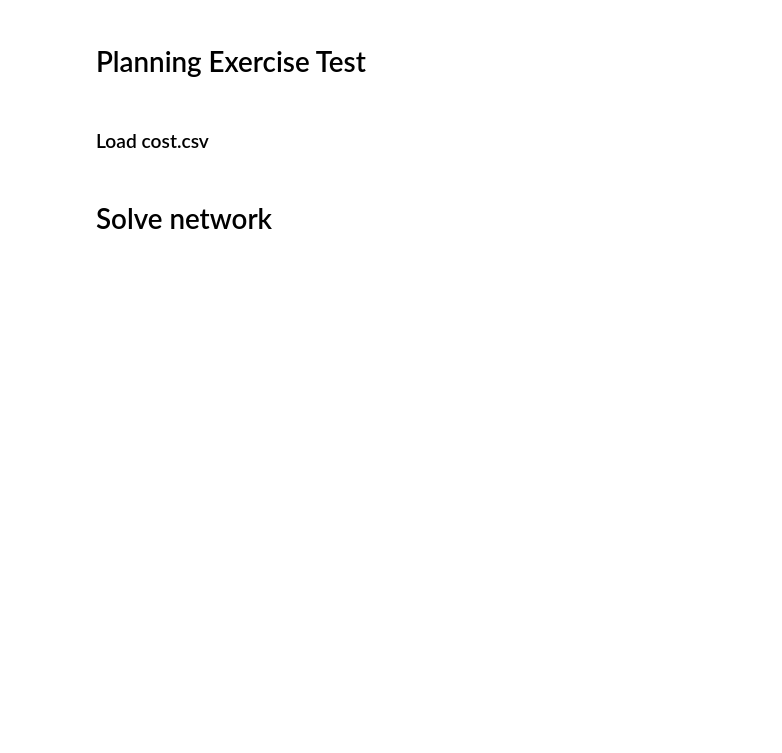
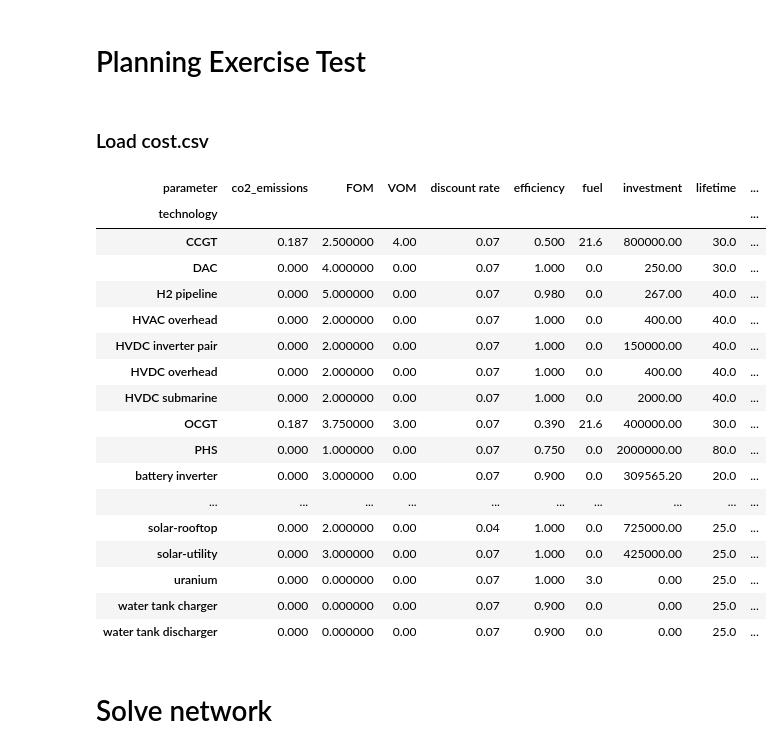
Before and after one commit to G-PST/power-flow-exercise, a Jupyter notebook: example-pypsa/pypsa-test.ipynb, the cells around one changed output. Cells and saved outputs as stored; diff of their text form; code cells hidden in the pictures; blank space fills up the shorter version.

```diff
--- a/example-pypsa/pypsa-test.ipynb
+++ b/example-pypsa/pypsa-test.ipynb
@@ -305,6 +575,27 @@ def add_nice_carrier_names(n, config=None):
     n.carriers['color'] = colors
 # %%
 costs = load_costs()
+# %%
+costs
+# %% [output]
+| parameter | co2_emissions | FOM | VOM | discount rate | efficiency | fuel | investment | lifetime | ... |
+| technology |  |  |  |  |  |  |  |  | ... |
+| CCGT | 0.187 | 2.500000 | 4.00 | 0.07 | 0.500 | 21.6 | 800000.00 | 30.0 | ... |
+| DAC | 0.000 | 4.000000 | 0.00 | 0.07 | 1.000 | 0.0 | 250.00 | 30.0 | ... |
+| H2 pipeline | 0.000 | 5.000000 | 0.00 | 0.07 | 0.980 | 0.0 | 267.00 | 40.0 | ... |
+| HVAC overhead | 0.000 | 2.000000 | 0.00 | 0.07 | 1.000 | 0.0 | 400.00 | 40.0 | ... |
+| HVDC inverter pair | 0.000 | 2.000000 | 0.00 | 0.07 | 1.000 | 0.0 | 150000.00 | 40.0 | ... |
+| HVDC overhead | 0.000 | 2.000000 | 0.00 | 0.07 | 1.000 | 0.0 | 400.00 | 40.0 | ... |
+| HVDC submarine | 0.000 | 2.000000 | 0.00 | 0.07 | 1.000 | 0.0 | 2000.00 | 40.0 | ... |
+| OCGT | 0.187 | 3.750000 | 3.00 | 0.07 | 0.390 | 21.6 | 400000.00 | 30.0 | ... |
+| PHS | 0.000 | 1.000000 | 0.00 | 0.07 | 0.750 | 0.0 | 2000000.00 | 80.0 | ... |
+| battery inverter | 0.000 | 3.000000 | 0.00 | 0.07 | 0.900 | 0.0 | 309565.20 | 20.0 | ... |
+| ... | ... | ... | ... | ... | ... | ... | ... | ... | ... |
+| solar-rooftop | 0.000 | 2.000000 | 0.00 | 0.04 | 1.000 | 0.0 | 725000.00 | 25.0 | ... |
+| solar-utility | 0.000 | 3.000000 | 0.00 | 0.07 | 1.000 | 0.0 | 425000.00 | 25.0 | ... |
+| uranium | 0.000 | 0.000000 | 0.00 | 0.07 | 1.000 | 3.0 | 0.00 | 25.0 | ... |
+| water tank charger | 0.000 | 0.000000 | 0.00 | 0.07 | 0.900 | 0.0 | 0.00 | 25.0 | ... |
+| water tank discharger | 0.000 | 0.000000 | 0.00 | 0.07 | 0.900 | 0.0 | 0.00 | 25.0 | ... |
 # %%
 add_nice_carrier_names(n)
 # %%
```
Also changed, not shown: parts of 40 cells of this notebook.
